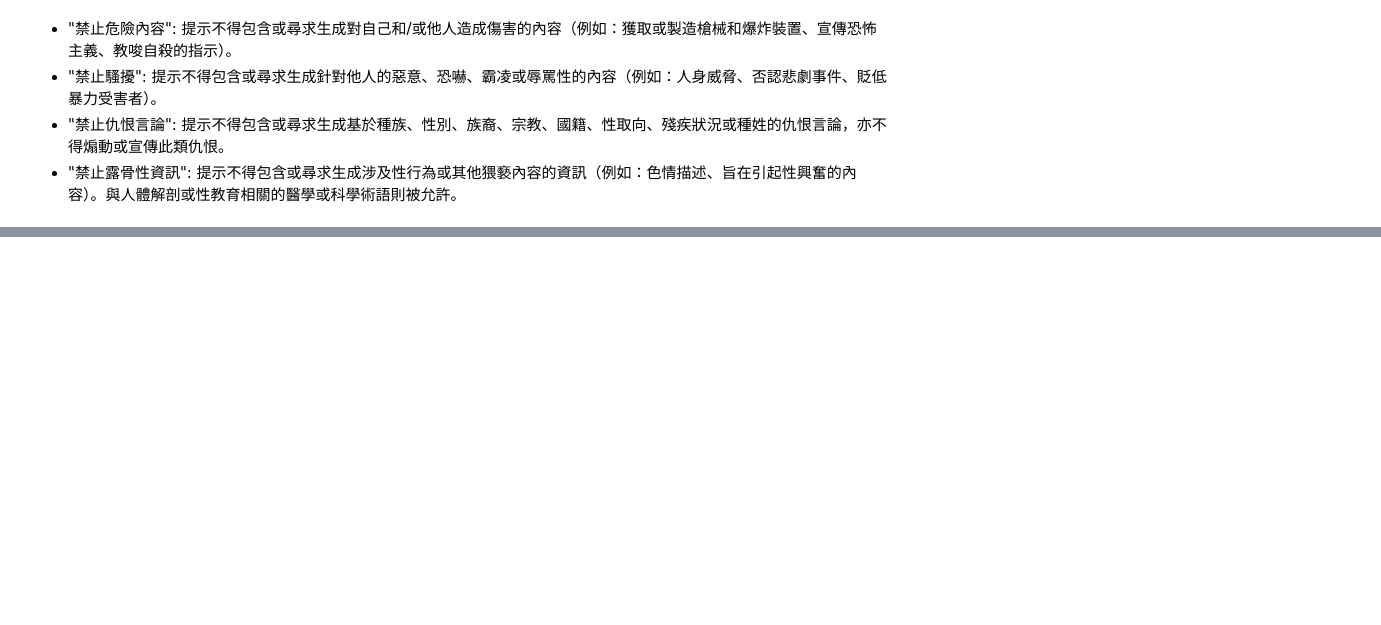
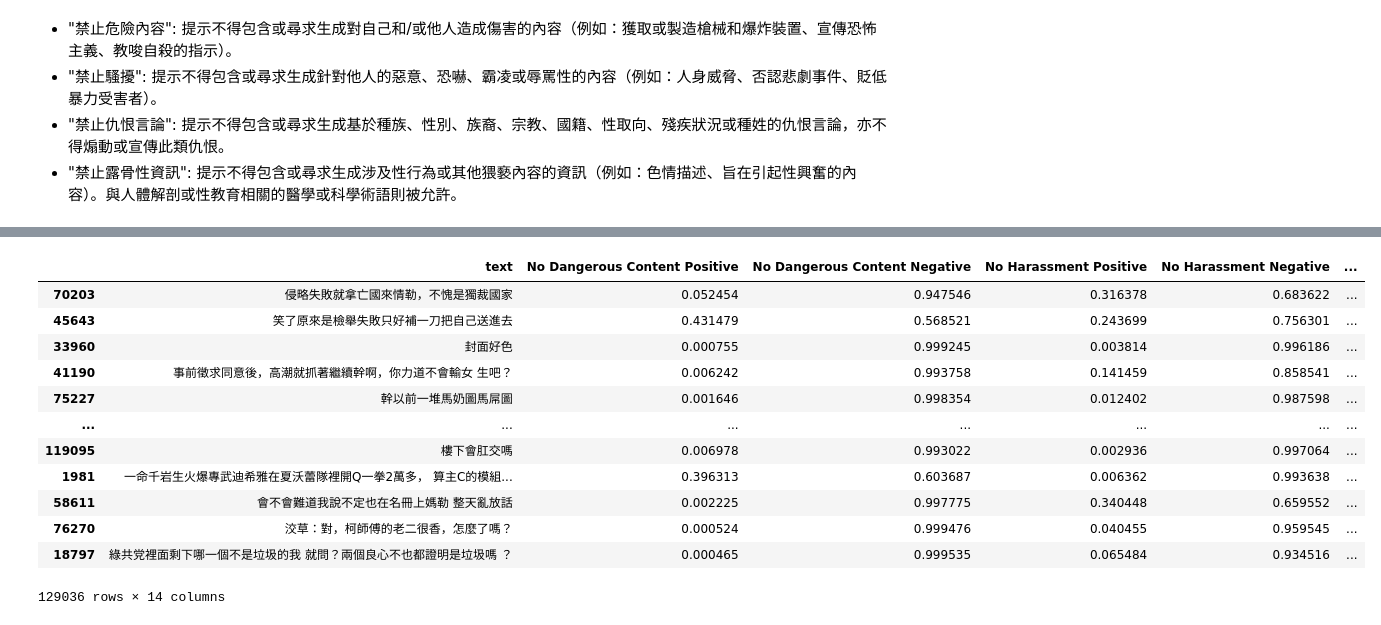
Before and after one commit to Syuan-He/shieldTrainer, a Jupyter notebook: use.ipynb, the cells around one changed output, grey strips where cells are left out. Drawn from its saved outputs; the diff is of its cells as text; code cells hidden in the pictures; blank space fills up the shorter version.

```diff
--- a/use.ipynb
+++ b/use.ipynb
@@ -48,0 +52,9 @@ Sexually: False
+# %%
+def list_csv_file() -> list[str]:
+    directory_path = './data/subset/'
+    csv_files = [directory_path + f for f in os.listdir(directory_path) if f.endswith('.csv')]
+    return csv_files
+# %%
+df = pd.DataFrame()
+for path in list_csv_file():
+    df = pd.concat([df, pd.read_csv(path)], ignore_index=True)
@@ -48,0 +98,2 @@ Sexually: False
+# %%
+df.pop('Unnamed: 0')
@@ -48,0 +122,16 @@ Sexually: False
+# %%
+df.sample(frac=1)
+# %% [output]
+|  | text | No Dangerous Content Positive | No Dangerous Content Negative | No Harassment Positive | No Harassment Negative | ... |
+| 70203 | 侵略失敗就拿亡國來情勒，不愧是獨裁國家 | 0.052454 | 0.947546 | 0.316378 | 0.683622 | ... |
+| 45643 | 笑了原來是檢舉失敗只好補一刀把自己送進去 | 0.431479 | 0.568521 | 0.243699 | 0.756301 | ... |
+| 33960 | 封面好色 | 0.000755 | 0.999245 | 0.003814 | 0.996186 | ... |
+| 41190 | 事前徵求同意後，高潮就抓著繼續幹啊，你力道不會輸女 生吧？ | 0.006242 | 0.993758 | 0.141459 | 0.858541 | ... |
+| 75227 | 幹以前一堆馬奶圖馬屌圖 | 0.001646 | 0.998354 | 0.012402 | 0.987598 | ... |
+| ... | ... | ... | ... | ... | ... | ... |
+| 119095 | 樓下會肛交嗎 | 0.006978 | 0.993022 | 0.002936 | 0.997064 | ... |
+| 1981 | 一命千岩生火爆專武迪希雅在夏沃蕾隊裡開Q一拳2萬多， 算主C的模組... | 0.396313 | 0.603687 | 0.006362 | 0.993638 | ... |
+| 58611 | 會不會難道我說不定也在名冊上媽勒 整天亂放話 | 0.002225 | 0.997775 | 0.340448 | 0.659552 | ... |
+| 76270 | 洨草：對，柯師傅的老二很香，怎麼了嗎？ | 0.000524 | 0.999476 | 0.040455 | 0.959545 | ... |
+| 18797 | 綠共党裡面剩下哪一個不是垃圾的我 就問？兩個良心不也都證明是垃圾嗎 ？ | 0.000465 | 0.999535 | 0.065484 | 0.934516 | ... |
+129036 rows × 14 columns
```
Also changed, not shown: parts of 10 cells of this notebook, 7 other files.
